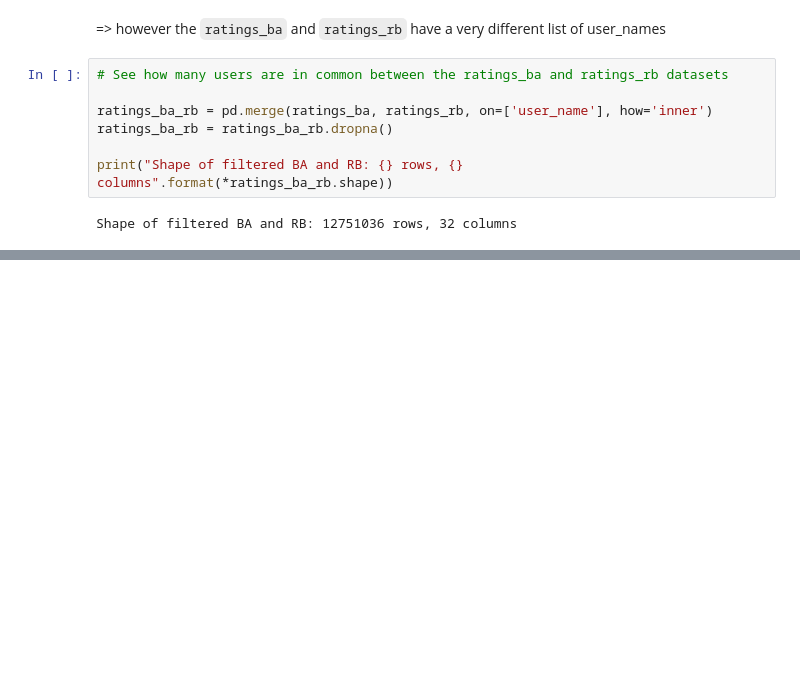
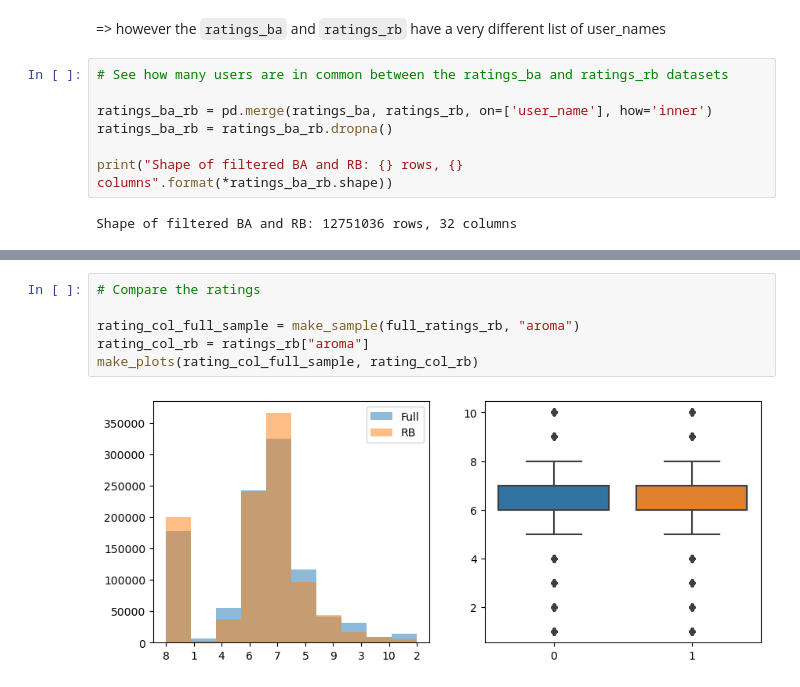
Before and after one commit to epfl-ada/ada-2023-project-riskybiscuits, a Jupyter notebook: example_notebook.ipynb, the cells around one changed output, grey strips where cells are left out. Cells and saved outputs as stored; diff of their text form; blank space fills up the shorter version.

```diff
--- a/example_notebook.ipynb
+++ b/example_notebook.ipynb
@@ -215,0 +279,8 @@ print()
+# %%
+# Compare the ratings
+
+rating_col_full_sample = make_sample(full_ratings_rb, "aroma")
+rating_col_rb = ratings_rb["aroma"]
+make_plots(rating_col_full_sample, rating_col_rb)
+# %% [output]
+[figure, added]
```
Also changed, not shown: parts of 13 cells of this notebook.
